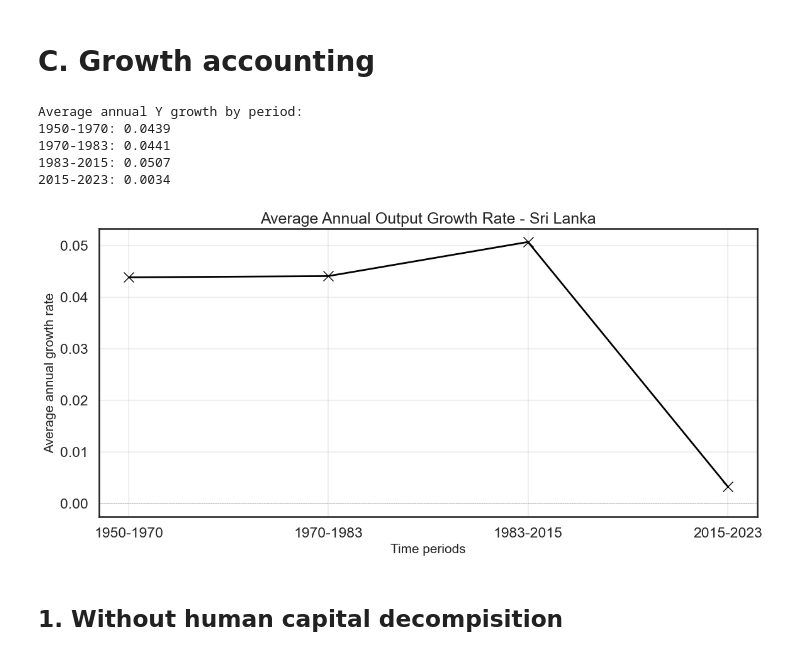
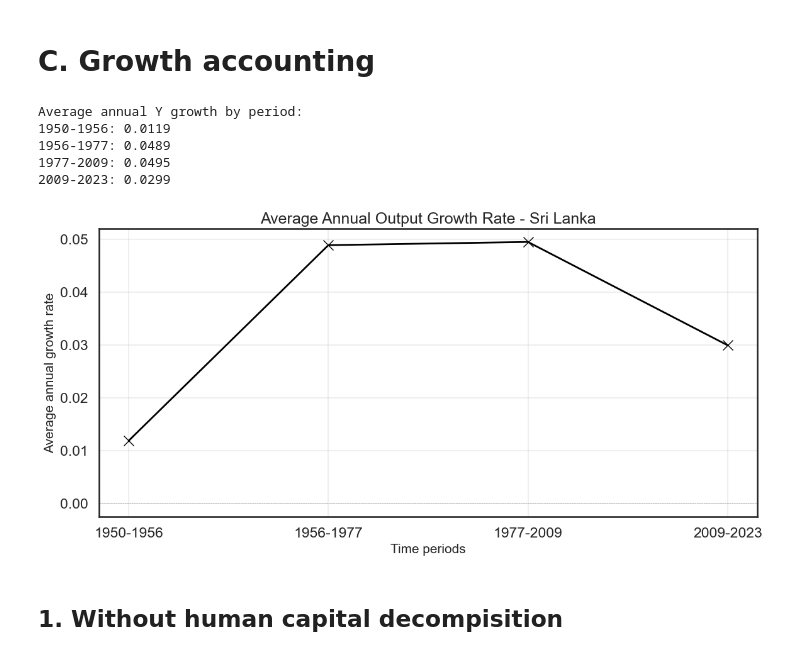
Before and after one commit to ikedasakii/EC2B1_group_project, a Jupyter notebook: find_GDP_trend.ipynb, the cells around one changed output. Drawn from its saved outputs; the diff is of its cells as text; code cells hidden in the pictures.

Commit message:
Defined sub periods

```diff
--- a/find_GDP_trend.ipynb
+++ b/find_GDP_trend.ipynb
@@ -588,8 +588,8 @@ Year             ln(Y_t/Y_{t-1})
 # Calculate average annual Y growth rates for sub-periods
 
 # Define periods
-periods = ['1950-1970', '1970-1983', '1983-2015', '2015-2023']
-period_years = [(1950, 1970), (1970, 1983), (1983, 2015), (2015, 2023)]
+periods = ['1950-1956', '1956-1977', '1977-2009', '2009-2023']
+period_years = [(1950, 1956), (1956, 1977), (1977, 2009), (2009, 2023)]
 
 # Calculate Y growth for each period
 annualized_Y = []
@@ -602,38 +602,38 @@ for (start_year, end_year) in period_years:
     # Number of years
     n = end_year - start_year
 
     # Calculate average annual Y growth
     y_growth = (1/n) * np.log(end_data['Y'] / start_data['Y'])
 
     annualized_Y.append(y_growth)
 
 print("Average annual Y growth by period:")
 for period, growth in zip(periods, annualized_Y):
     print(f"{period}: {growth:.4f}")
 
 # Plot average annual Y growth by period
 
 plt.figure(figsize=(12, 6))
 x_pos = np.arange(len(periods))
 
 plt.plot(x_pos, annualized_Y, marker='x', markersize=12, linewidth=2, color='black')
 
 plt.xlabel('Time periods', fontsize=15)
 plt.ylabel('Average annual growth rate', fontsize=15)
 plt.title('Average Annual Output Growth Rate - Sri Lanka', fontsize=18)
 plt.xticks(x_pos, periods)
 plt.grid(True, alpha=0.3)
 plt.axhline(y=0, color='gray', linestyle='--', linewidth=0.5)
 
 plt.tight_layout()
 plt.show()
 # %% [output]
 Average annual Y growth by period:
-1950-1970: 0.0439
-1970-1983: 0.0441
-1983-2015: 0.0507
-2015-2023: 0.0034
+1950-1956: 0.0119
+1956-1977: 0.0489
+1977-2009: 0.0495
+2009-2023: 0.0299
-[figure, old version]
+[figure, new version]
 # %% [markdown]
 ## 1. Without human capital decompisition
 # %% [markdown]
```
Also changed, not shown: parts of 8 cells of this notebook, 1 other file.
